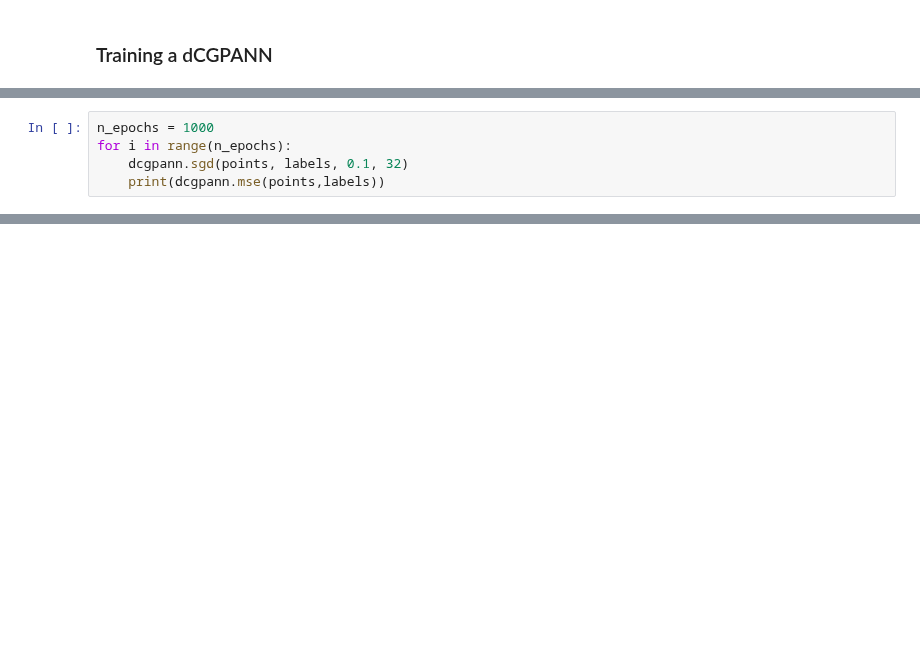
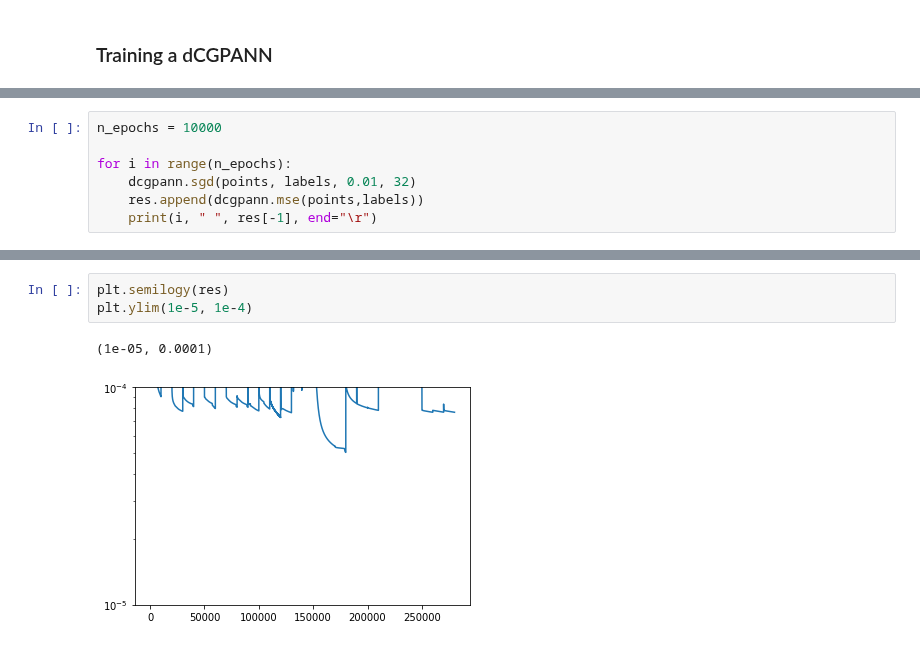
Before and after one commit to darioizzo/dcgp, a Jupyter notebook: doc/sphinx/notebooks/dCGPANN.ipynb, the cells around one changed output, grey strips where cells are left out. Saved outputs shown, nothing was run; the diff lists cells and outputs as text; blank space fills up the shorter version.

```diff
--- a/doc/sphinx/notebooks/dCGPANN.ipynb
+++ b/doc/sphinx/notebooks/dCGPANN.ipynb
@@ -100,6 +104,8 @@ dcgpann.mse(points,labels)
 # %%
-n_epochs = 1000
+n_epochs = 10000
+
 for i in range(n_epochs):
-    dcgpann.sgd(points, labels, 0.1, 32)
-    print(dcgpann.mse(points,labels))
+    dcgpann.sgd(points, labels, 0.01, 32)
+    res.append(dcgpann.mse(points,labels))
+    print(i, " ", res[-1], end="\r")
 # %% [output]
@@ -127,0 +119,6 @@ plt.plot(points, [dcgpann(p) for p in points])
+# %%
+plt.semilogy(res)
+plt.ylim(1e-5, 1e-4)
+# %% [output]
+(1e-05, 0.0001)
+[figure, added]
```
Also changed, not shown: parts of 13 cells of this notebook, 2 other files.
